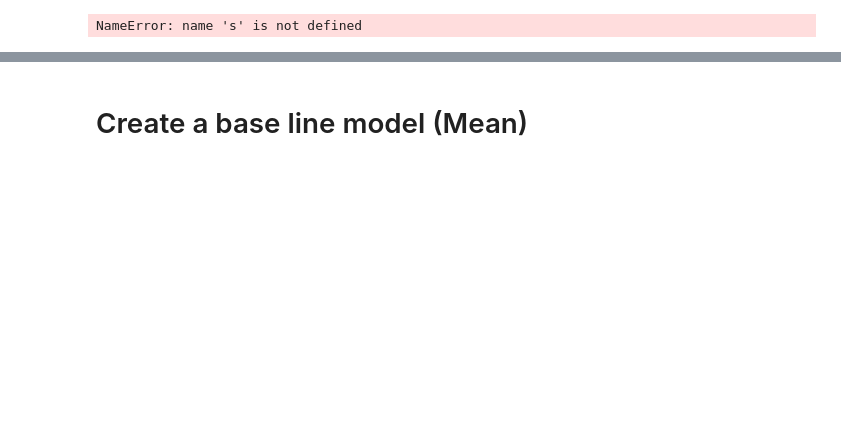
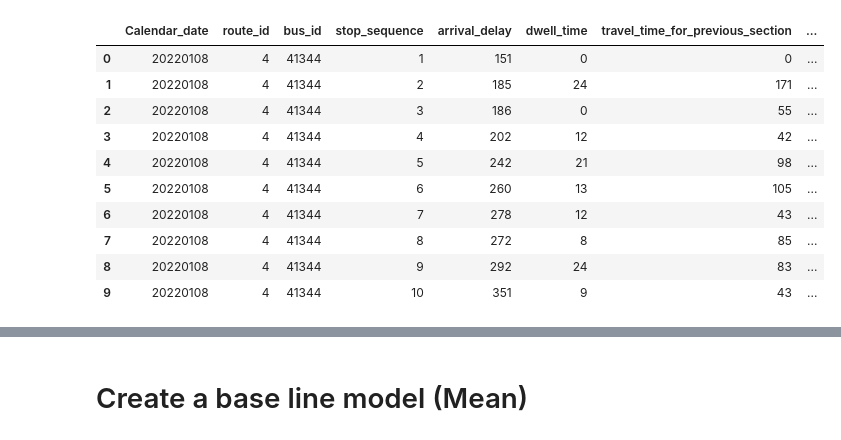
Before and after one commit to piffen236/AH2179-Group-2, a Jupyter notebook: Model_J.ipynb, the cells around one changed output, grey strips where cells are left out. Saved outputs shown, nothing was run; the diff lists cells and outputs as text; code cells hidden in the pictures; blank space fills up the shorter version.

```diff
--- a/Model_J.ipynb
+++ b/Model_J.ipynb
@@ -28,11 +28,19 @@ df['Date'] = pd.to_datetime(df['Calendar_date'], format='%Y%m%d')
 # %%
 pd.set_option('display.max_columns', None)
 pd.set_option('display.max_rows', None)
 df.head(10)
-
-s
 # %% [output]
-NameError: name 's' is not defined
+|  | Calendar_date | route_id | bus_id | stop_sequence | arrival_delay | dwell_time | travel_time_for_previous_section | ... |
+| 0 | 20220108 | 4 | 41344 | 1 | 151 | 0 | 0 | ... |
+| 1 | 20220108 | 4 | 41344 | 2 | 185 | 24 | 171 | ... |
+| 2 | 20220108 | 4 | 41344 | 3 | 186 | 0 | 55 | ... |
+| 3 | 20220108 | 4 | 41344 | 4 | 202 | 12 | 42 | ... |
+| 4 | 20220108 | 4 | 41344 | 5 | 242 | 21 | 98 | ... |
+| 5 | 20220108 | 4 | 41344 | 6 | 260 | 13 | 105 | ... |
+| 6 | 20220108 | 4 | 41344 | 7 | 278 | 12 | 43 | ... |
+| 7 | 20220108 | 4 | 41344 | 8 | 272 | 8 | 85 | ... |
+| 8 | 20220108 | 4 | 41344 | 9 | 292 | 24 | 83 | ... |
+| 9 | 20220108 | 4 | 41344 | 10 | 351 | 9 | 43 | ... |
 # %%
 # Use the nunique() function to count the number of unique values in the column
 unique_count = df['bus_id'].nunique()
```
Also changed, not shown: parts of 27 cells of this notebook, 1 other file.
